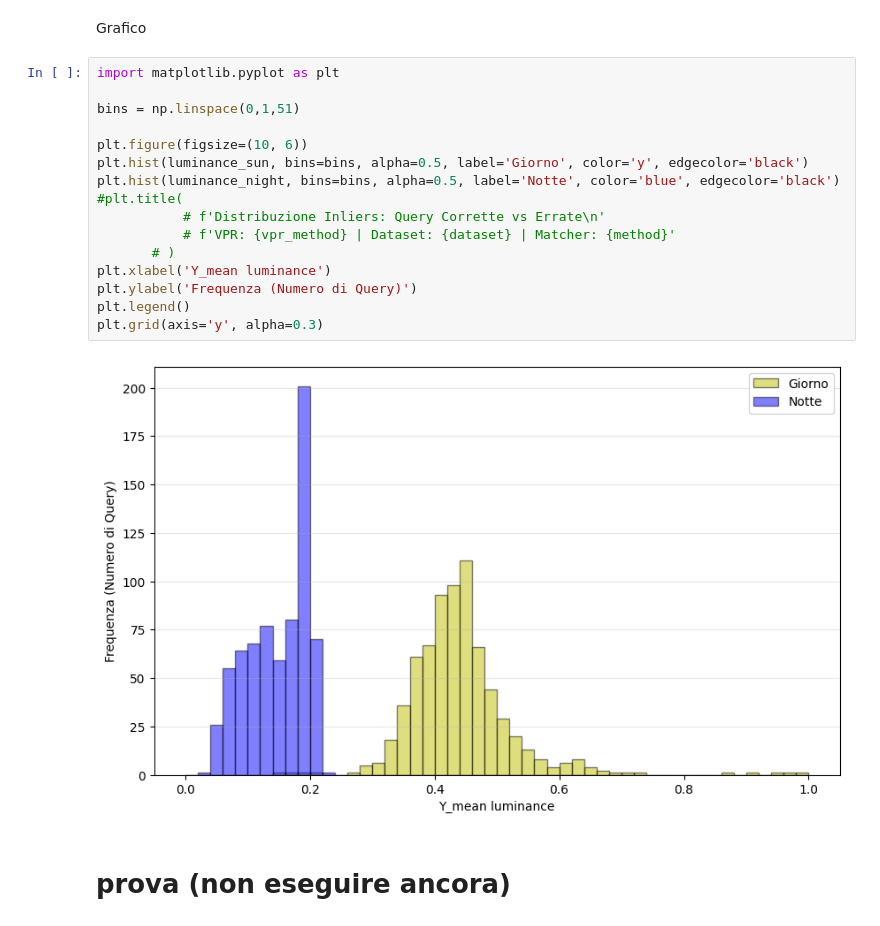
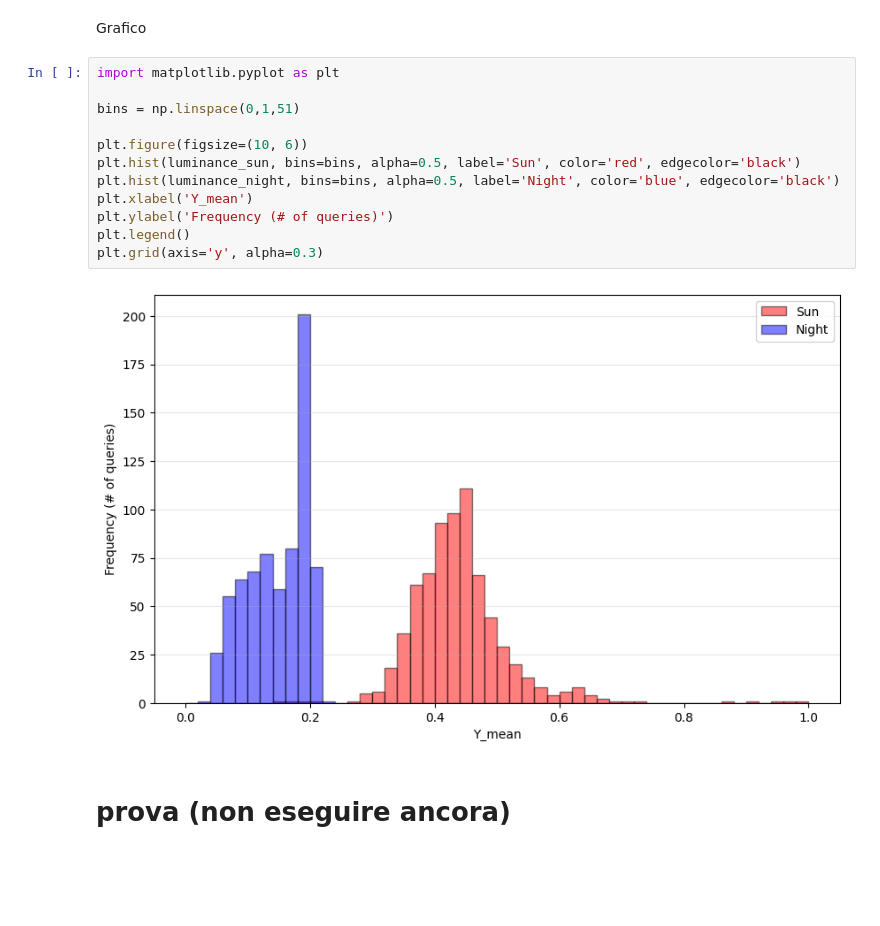
Before and after one commit to androsida/Visual-Place-Recognition-Project, a Jupyter notebook: start_your_project.ipynb, the cells around one changed output. Drawn from its saved outputs; the diff is of its cells as text; blank space fills up the shorter version.

```diff
--- a/start_your_project.ipynb
+++ b/start_your_project.ipynb
@@ -1173,21 +1173,17 @@ Grafico
 # %%
 import matplotlib.pyplot as plt
 
 bins = np.linspace(0,1,51)
 
 plt.figure(figsize=(10, 6))
-plt.hist(luminance_sun, bins=bins, alpha=0.5, label='Giorno', color='y', edgecolor='black')
-plt.hist(luminance_night, bins=bins, alpha=0.5, label='Notte', color='blue', edgecolor='black')
-#plt.title(
-           # f'Distribuzione Inliers: Query Corrette vs Errate\n'
-           # f'VPR: {vpr_method} | Dataset: {dataset} | Matcher: {method}'
-       # )
-plt.xlabel('Y_mean luminance')
-plt.ylabel('Frequenza (Numero di Query)')
+plt.hist(luminance_sun, bins=bins, alpha=0.5, label='Sun', color='red', edgecolor='black')
+plt.hist(luminance_night, bins=bins, alpha=0.5, label='Night', color='blue', edgecolor='black')
+plt.xlabel('Y_mean')
+plt.ylabel('Frequency (# of queries)')
 plt.legend()
 plt.grid(axis='y', alpha=0.3)
 # %% [output]
-[figure, old version]
+[figure, new version]
 # %% [markdown]
 # prova (non eseguire ancora)
 # %%
```
